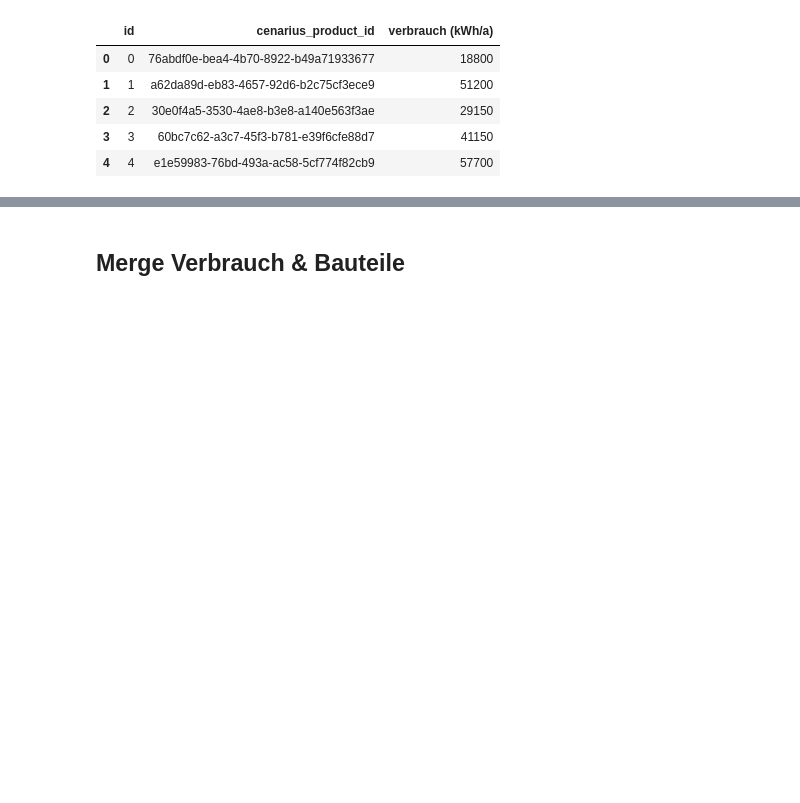
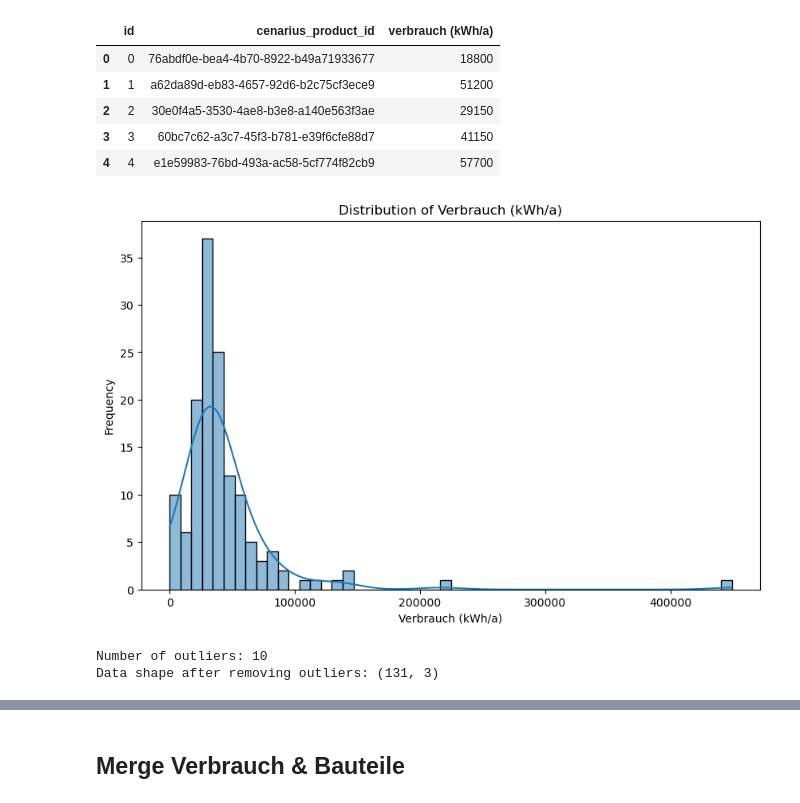
Before and after one commit to BERHEY/fe-ds-case, a Jupyter notebook: Analysis1.ipynb, the cells around one changed output, grey strips where cells are left out. Saved outputs shown, nothing was run; the diff lists cells and outputs as text; code cells hidden in the pictures; blank space fills up the shorter version.

```diff
--- a/Analysis1.ipynb
+++ b/Analysis1.ipynb
@@ -220,3 +220,34 @@ verbrauch_data.head()
 | 2 | 2 | 30e0f4a5-3530-4ae8-b3e8-a140e563f3ae | 29150 |
 | 3 | 3 | 60bc7c62-a3c7-45f3-b781-e39f6cfe88d7 | 41150 |
 | 4 | 4 | e1e59983-76bd-493a-ac58-5cf774f82cb9 | 57700 |
+# %%
+# Plot distribution
+plt.figure(figsize=(10, 6))
+sns.histplot(verbrauch_data['verbrauch (kWh/a)'], kde=True)
+plt.title('Distribution of Verbrauch (kWh/a)')
+plt.xlabel('Verbrauch (kWh/a)')
+plt.ylabel('Frequency')
+plt.show()
+# %% [output]
+[figure, added]
+# %%
+# Calculate Q1 and Q3
+Q1 = verbrauch_data['verbrauch (kWh/a)'].quantile(0.25)
+Q3 = verbrauch_data['verbrauch (kWh/a)'].quantile(0.75)
+IQR = Q3 - Q1
+
+# Define lower and upper bounds
+lower_bound = Q1 - 1.5 * IQR
+upper_bound = Q3 + 1.5 * IQR
+
+# Identify outliers
+outliers = verbrauch_data[(verbrauch_data['verbrauch (kWh/a)'] < lower_bound) | (verbrauch_data['verbrauch (kWh/a)'] > upper_bound)]
+
+# Remove outliers
+verbrauch_data_cleaned = verbrauch_data[(verbrauch_data['verbrauch (kWh/a)'] >= lower_bound) & (verbrauch_data['verbrauch (kWh/a)'] <= upper_bound)]
+
+print(f'Number of outliers: {outliers.shape[0]}')
+print(f'Data shape after removing outliers: {verbrauch_data_cleaned.shape}')
+# %% [output]
+Number of outliers: 10
+Data shape after removing outliers: (131, 3)
```
Also changed, not shown: parts of 4 cells of this notebook.
